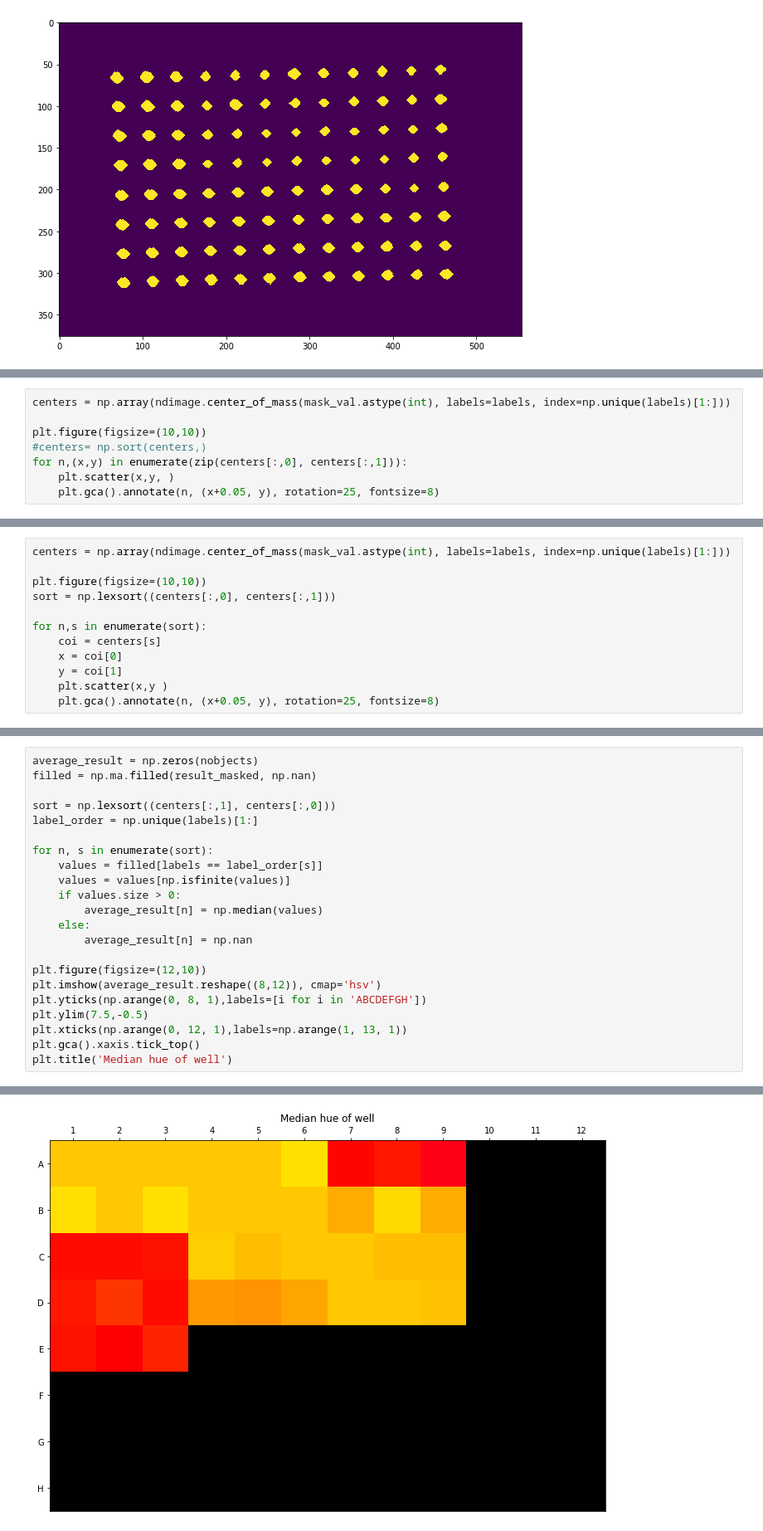
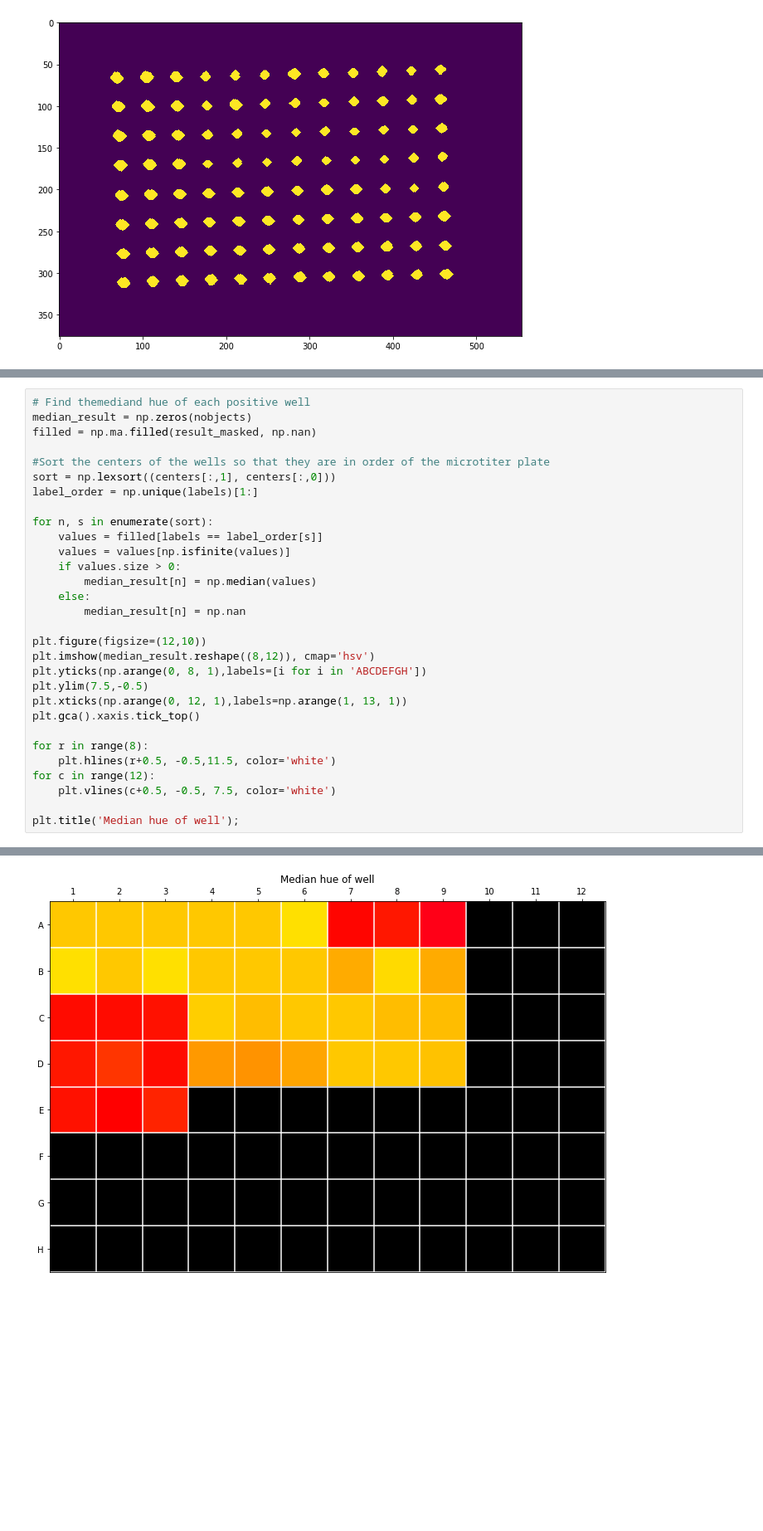
Before and after one commit to linnarsson-lab/LAMP-plate-scanner, a Jupyter notebook: LAMP-scanner.ipynb, the cells around one changed output, grey strips where cells are left out. Shown: that part at 83% size. Cells and saved outputs as stored; diff of their text form; blank space fills up the shorter version.

```diff
--- a/LAMP-scanner.ipynb
+++ b/LAMP-scanner.ipynb
@@ -164,8 +106,0 @@ centers = np.array(ndimage.center_of_mass(mask_val.astype(int), labels=labels, i
-# %%
-centers = np.array(ndimage.center_of_mass(mask_val.astype(int), labels=labels, index=np.unique(labels)[1:]))
-
-plt.figure(figsize=(10,10))
-#centers= np.sort(centers,)
-for n,(x,y) in enumerate(zip(centers[:,0], centers[:,1])):
-    plt.scatter(x,y, )
-    plt.gca().annotate(n, (x+0.05, y), rotation=25, fontsize=8)
@@ -174,12 +106,0 @@ for n,(x,y) in enumerate(zip(centers[:,0], centers[:,1])):
-# %%
-centers = np.array(ndimage.center_of_mass(mask_val.astype(int), labels=labels, index=np.unique(labels)[1:]))
-
-plt.figure(figsize=(10,10))
-sort = np.lexsort((centers[:,0], centers[:,1]))
-
-for n,s in enumerate(sort):
-    coi = centers[s]
-    x = coi[0]
-    y = coi[1]
-    plt.scatter(x,y )
-    plt.gca().annotate(n, (x+0.05, y), rotation=25, fontsize=8)
@@ -194,7 +107,9 @@ plt.imshow(labels, cmap='rainbow')
 # %%
-average_result = np.zeros(nobjects)
+# Find themediand hue of each positive well
+median_result = np.zeros(nobjects)
 filled = np.ma.filled(result_masked, np.nan)
 
+#Sort the centers of the wells so that they are in order of the microtiter plate
 sort = np.lexsort((centers[:,1], centers[:,0]))
 label_order = np.unique(labels)[1:]
 
@@ -202,15 +117,21 @@ for n, s in enumerate(sort):
     values = filled[labels == label_order[s]]
     values = values[np.isfinite(values)]
     if values.size > 0:
-        average_result[n] = np.median(values)
+        median_result[n] = np.median(values)
     else:
-        average_result[n] = np.nan
+        median_result[n] = np.nan
 
 plt.figure(figsize=(12,10))
-plt.imshow(average_result.reshape((8,12)), cmap='hsv')
+plt.imshow(median_result.reshape((8,12)), cmap='hsv')
 plt.yticks(np.arange(0, 8, 1),labels=[i for i in 'ABCDEFGH'])
 plt.ylim(7.5,-0.5)
 plt.xticks(np.arange(0, 12, 1),labels=np.arange(1, 13, 1))
 plt.gca().xaxis.tick_top()
-plt.title('Median hue of well')
+
+for r in range(8):
+    plt.hlines(r+0.5, -0.5,11.5, color='white')
+for c in range(12):
+    plt.vlines(c+0.5, -0.5, 7.5, color='white')
+
+plt.title('Median hue of well');
 # %% [output]
@@ -218 +138 @@ Text(0.5, 1.0, 'Median hue of well')
-[figure, old version]
+[figure, new version]
```
Also changed, not shown: parts of 12 cells of this notebook.
